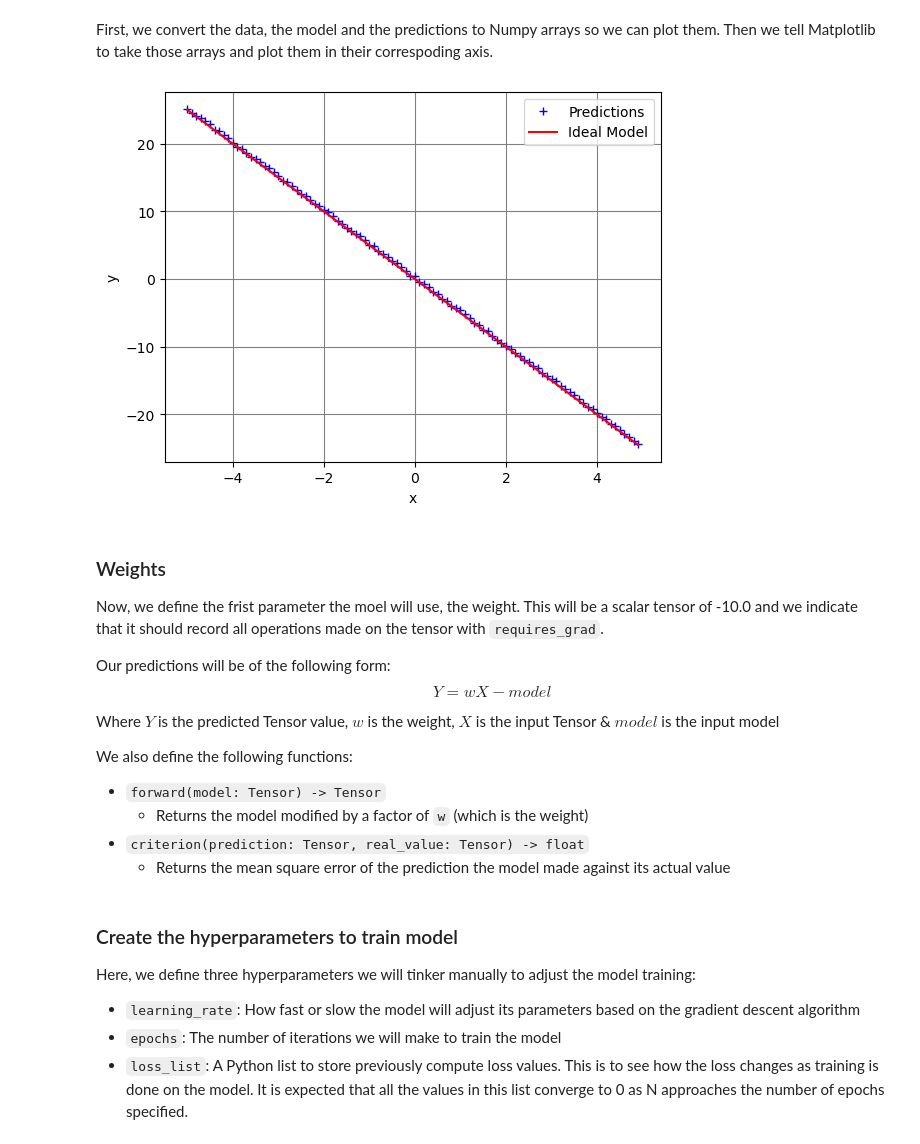
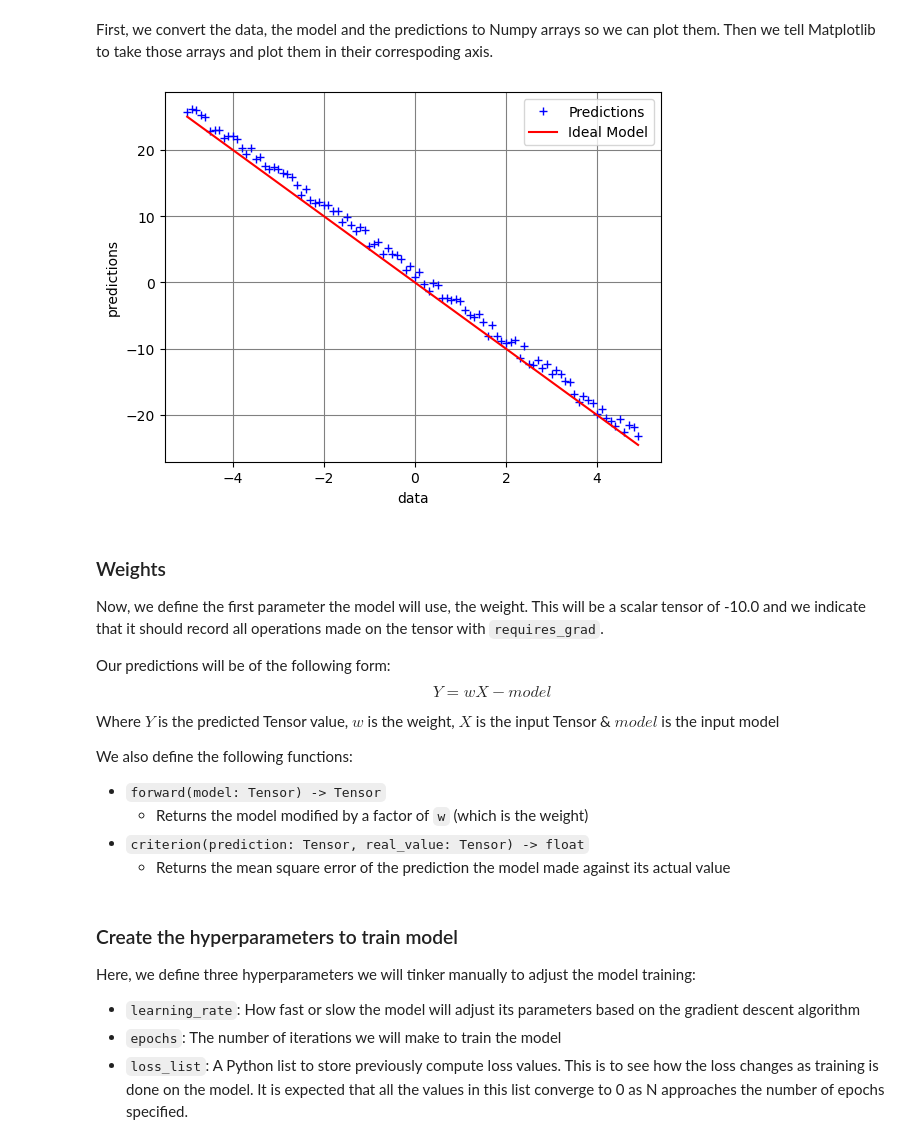
Before and after one commit to bermed28/ciic5015-regession-examples, a Jupyter notebook: example1.ipynb, the cells around one changed output. Drawn from its saved outputs; the diff is of its cells as text; code cells hidden in the pictures.

```diff
--- a/example1.ipynb
+++ b/example1.ipynb
@@ -48,7 +48,7 @@ data: tensor([[-5.0000e+00],
 Here, we define the function that represents our ideal model with `ideal_model`. Then, in a separate variable, we add fake noise to the model to simulate that the model made some predictions on its own.
 # %%
 ideal_model = -5 * data
-predictions = ideal_model + 0.4 * torch.rand(data.size()) # Add fake noise to every value of X using torch.rand()
+predictions = ideal_model + 2.5 * torch.rand(data.size()) # Add fake noise to every value of X using torch.rand()
 # %% [markdown]
 ### Matplotlib Graph
 Now, to take a look at our model and data it "predicted" we use Matplotlib to graph everything.
@@ -61,19 +61,19 @@ predictions.shape: torch.Size([100, 1])
 # %% [markdown]
 First, we convert the data, the model and the predictions to Numpy arrays so we can plot them. Then we tell Matplotlib to take those arrays and plot them in their correspoding axis.
 # %%
-# Convert torch arrays to numpy arrays and plot it
+# Convert torch tensors to numpy arrays and plot it
 plt.plot(data.numpy(), predictions.numpy(), 'b+', label="Predictions") # (Given Data) Shown as + symbols
 plt.plot(data.numpy(), ideal_model.numpy(), 'r', label="Ideal Model") # (Ideal Model)
-plt.xlabel('x')
-plt.ylabel('y')
+plt.xlabel('data')
+plt.ylabel('predictions')
 plt.legend()
 plt.grid(True, color='grey')
 plt.show()
 # %% [output]
-[figure, old version]
+[figure, new version]
 # %% [markdown]
 ### Weights
-Now, we define the frist parameter the moel will use, the weight. This will be a scalar tensor of -10.0 and we indicate that it should record all operations made on the tensor with `requires_grad`.
+Now, we define the first parameter the model will use, the weight. This will be a scalar tensor of -10.0 and we indicate that it should record all operations made on the tensor with `requires_grad`.
 
 Our predictions will be of the following form: $$ Y = wX - model $$
 
```
Also changed, not shown: 2 other files.
